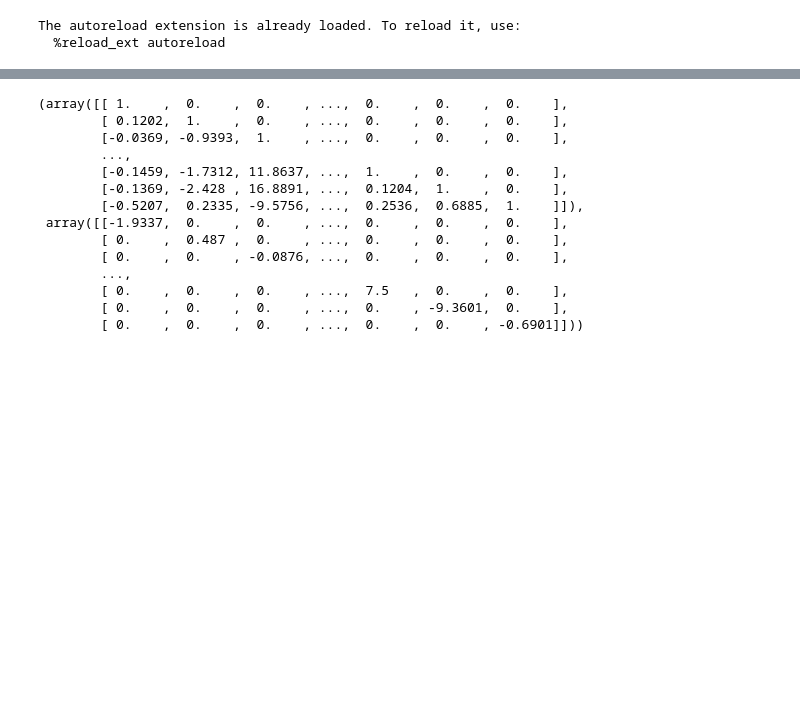
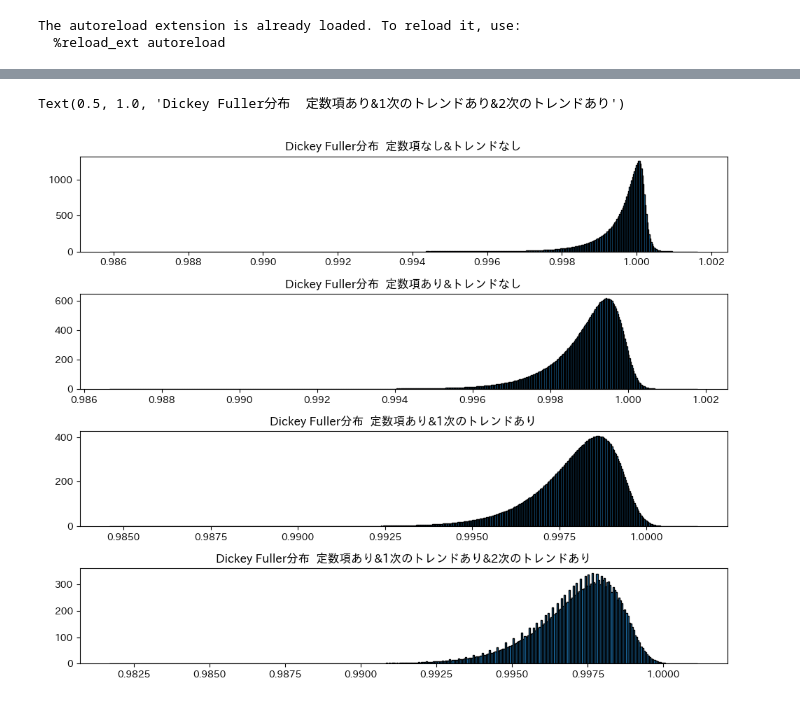
Before and after one commit to leggings8942/time_series_model, a Jupyter notebook: URP_model_handmade.ipynb, the cells around one changed output, grey strips where cells are left out. Drawn from its saved outputs; the diff is of its cells as text; code cells hidden in the pictures; blank space fills up the shorter version.

```diff
--- a/URP_model_handmade.ipynb
+++ b/URP_model_handmade.ipynb
@@ -227,21 +108,0 @@ ax.hist(save_ρ,  bins=500, histtype='barstacked', ec='black',density=True)
-# %%
-import timeit
-
-X = np.random.normal(0, 1, [100, 100])
-X = (X.T + X) / 2
-modified_cholesky(X)
-# %% [output]
-(array([[ 1.    ,  0.    ,  0.    , ...,  0.    ,  0.    ,  0.    ],
-        [ 0.1202,  1.    ,  0.    , ...,  0.    ,  0.    ,  0.    ],
-        [-0.0369, -0.9393,  1.    , ...,  0.    ,  0.    ,  0.    ],
-        ...,
-        [-0.1459, -1.7312, 11.8637, ...,  1.    ,  0.    ,  0.    ],
-        [-0.1369, -2.428 , 16.8891, ...,  0.1204,  1.    ,  0.    ],
-        [-0.5207,  0.2335, -9.5756, ...,  0.2536,  0.6885,  1.    ]]),
- array([[-1.9337,  0.    ,  0.    , ...,  0.    ,  0.    ,  0.    ],
-        [ 0.    ,  0.487 ,  0.    , ...,  0.    ,  0.    ,  0.    ],
-        [ 0.    ,  0.    , -0.0876, ...,  0.    ,  0.    ,  0.    ],
-        ...,
-        [ 0.    ,  0.    ,  0.    , ...,  7.5   ,  0.    ,  0.    ],
-        [ 0.    ,  0.    ,  0.    , ...,  0.    , -9.3601,  0.    ],
-        [ 0.    ,  0.    ,  0.    , ...,  0.    ,  0.    , -0.6901]]))
@@ -247,0 +188,25 @@ modified_cholesky(X)
+# %%
+save_ρ  = pd.read_csv("./csv_data/DF_distribution.csv.zst",     header=0, compression="zstd").to_dict(orient="list")
+save_ρ2 = pd.read_csv("./csv_data/DF_distribution_ctt.csv.zst", header=0, compression="zstd").to_dict(orient="list")
+# %%
+# ヒストグラム
+fig = plt.figure(figsize = (10,8), tight_layout=True)
+
+ax = fig.add_subplot(4, 1, 1)
+ax.hist(save_ρ["n"],    bins=600, histtype='barstacked', ec='black', density=True)
+ax.set_title("Dickey Fuller分布  定数項なし&トレンドなし")
+
+ax = fig.add_subplot(4, 1, 2)
+ax.hist(save_ρ["c"],    bins=600, histtype='barstacked', ec='black', density=True)
+ax.set_title("Dickey Fuller分布  定数項あり&トレンドなし")
+
+ax = fig.add_subplot(4, 1, 3)
+ax.hist(save_ρ["ct"],   bins=600, histtype='barstacked', ec='black', density=True)
+ax.set_title("Dickey Fuller分布  定数項あり&1次のトレンドあり")
+
+ax = fig.add_subplot(4, 1, 4)
+ax.hist(save_ρ["ctt"] + save_ρ2["ctt"],  bins=400, histtype='barstacked', ec='black', density=True)
+ax.set_title("Dickey Fuller分布  定数項あり&1次のトレンドあり&2次のトレンドあり")
+# %% [output]
+Text(0.5, 1.0, 'Dickey Fuller分布  定数項あり&1次のトレンドあり&2次のトレンドあり')
+[figure, added]
```
Also changed, not shown: parts of 10 cells of this notebook, 4 other files.
